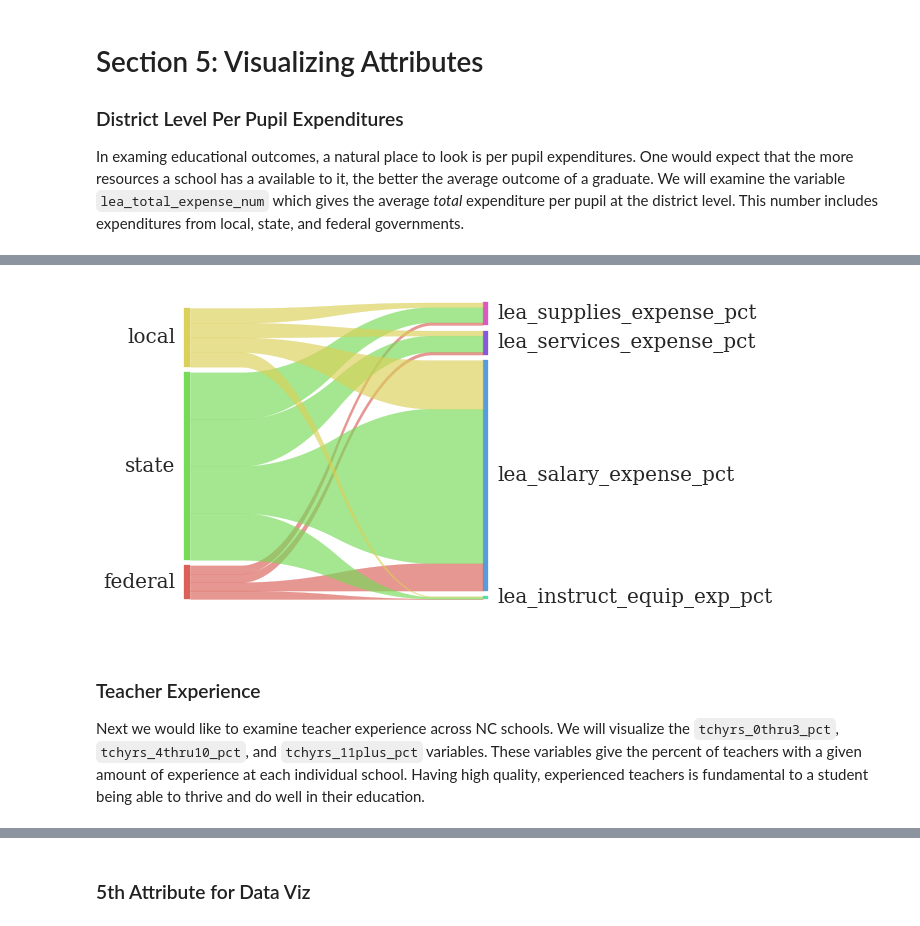
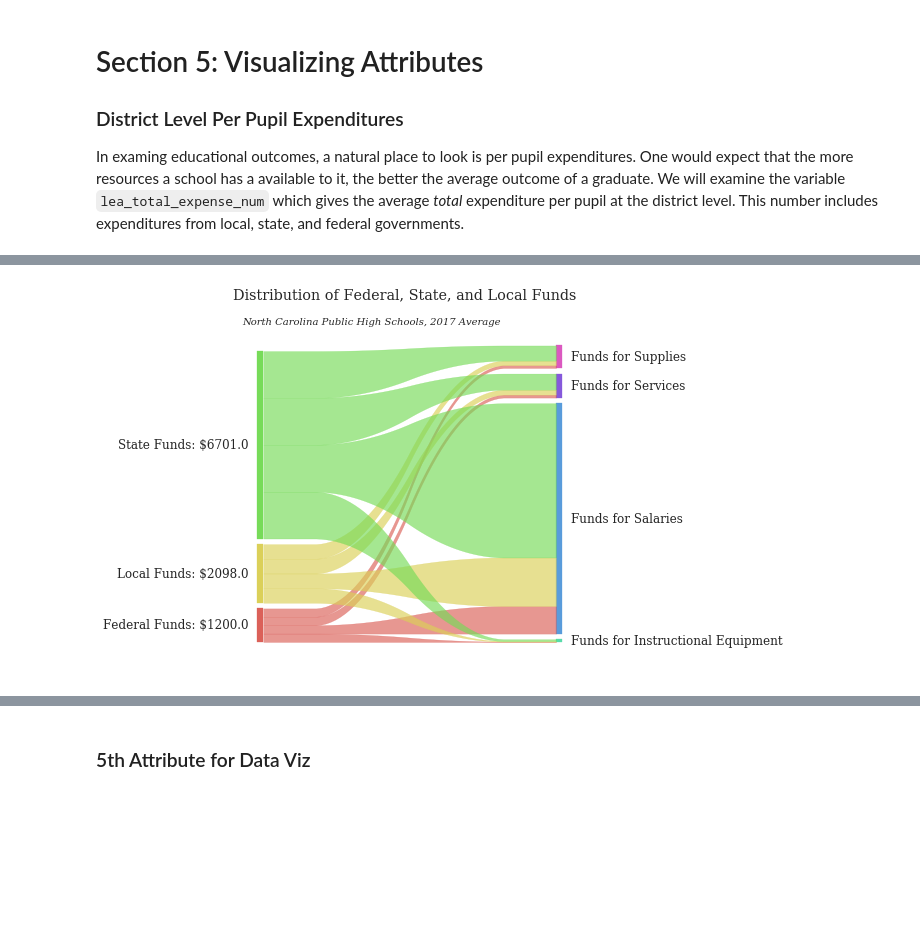
Before and after one commit to jeffweltman/MSDS7331, a Jupyter notebook: MSDS7331 - Lab 1.ipynb, the cells around one changed output, grey strips where cells are left out. Cells and saved outputs as stored; diff of their text form; code cells hidden in the pictures; blank space fills up the shorter version.

```diff
--- a/MSDS7331 - Lab 1.ipynb
+++ b/MSDS7331 - Lab 1.ipynb
@@ -1118,38 +1124,40 @@ Text(0,1,'North Carolina Public High Schools, 2017')
 # %%
 vars = ['lea_federal_perpupil_num', 'lea_state_perpupil_num', 'lea_local_perpupil_num',
         'lea_salary_expense_pct', 'lea_services_expense_pct', 'lea_supplies_expense_pct',
         'lea_instruct_equip_exp_pct']
 
 expense_pcts = hs_2017[vars].drop_duplicates()
 
 expense_nums = expense_pcts[vars[0:3]]
 expense_pcts_rat = expense_pcts[vars[3:9]]
 fed_exps = expense_pcts_rat.mul(expense_nums.lea_federal_perpupil_num, axis = 0)
-fed_exps['source'] = ['federal'] * fed_exps.shape[0]
+fed_exps['source'] = ['Federal Funds'] * fed_exps.shape[0]
 state_exps= expense_pcts_rat.mul(expense_nums.lea_state_perpupil_num, axis = 0)
-state_exps['source'] = ['state'] * fed_exps.shape[0]
+state_exps['source'] = ['State Funds'] * fed_exps.shape[0]
 local_exps = expense_pcts_rat.mul(expense_nums.lea_local_perpupil_num, axis = 0)
-local_exps['source']= ['local'] * fed_exps.shape[0]
+local_exps['source']= ['Local Funds'] * fed_exps.shape[0]
 all_avg_expenses = pd.concat([fed_exps, state_exps, local_exps]) \
                      .melt(id_vars = ['source']) \
                      .groupby(['source', 'variable']) \
                      .mean() \
                      .reset_index()
 totals = all_avg_expenses.groupby('source').sum().divide(4)
 plotting = all_avg_expenses.join(totals, on = 'source',lsuffix="_caller", rsuffix="_whole")
+plotting.loc[plotting.variable == 'lea_instruct_equip_exp_pct', 'variable'] = 'Funds for Instructional Equipment'
+plotting.loc[plotting.variable == 'lea_services_expense_pct', 'variable'] = 'Funds for Services'
+plotting.loc[plotting.variable == 'lea_salary_expense_pct', 'variable'] = 'Funds for Salaries'
+plotting.loc[plotting.variable == 'lea_supplies_expense_pct', 'variable'] = 'Funds for Supplies'
+plotting['source'] = plotting['source'] + ": $" + round(plotting['value_whole'].mul(4),0).map(str)
 
 import sankey
-colorDict =  {'federal':'#f71b1b','state':'#1b7ef7','local':'#f3f71b'}
 sankey.sankey(left=plotting['source'],
-              leftLabels = ['federal', 'state', 'local'],
               leftWeight = plotting['value_whole'],
               right=plotting['variable'],
               rightWeight=plotting['value_caller'],
-              fontsize=20,
+              fontsize=12,
               figure_name="expenditure-split")
+plt.suptitle('Distribution of Federal, State, and Local Funds')
+plt.title('North Carolina Public High Schools, 2017 Average', size=10, loc='left', style = 'italic')
+plt.show()
 # %% [output]
-[figure, old version]
+[figure, new version]
-# %% [markdown]
-### Teacher Experience
-
-Next we would like to examine teacher experience across NC schools. We will visualize the `tchyrs_0thru3_pct`, `tchyrs_4thru10_pct`, and `tchyrs_11plus_pct` variables. These variables give the percent of teachers with a given amount of experience at each individual school. Having high quality, experienced teachers is fundamental to a student being able to thrive and do well in their education.
```
Also changed, not shown: parts of 8 cells of this notebook, 1 other file.
